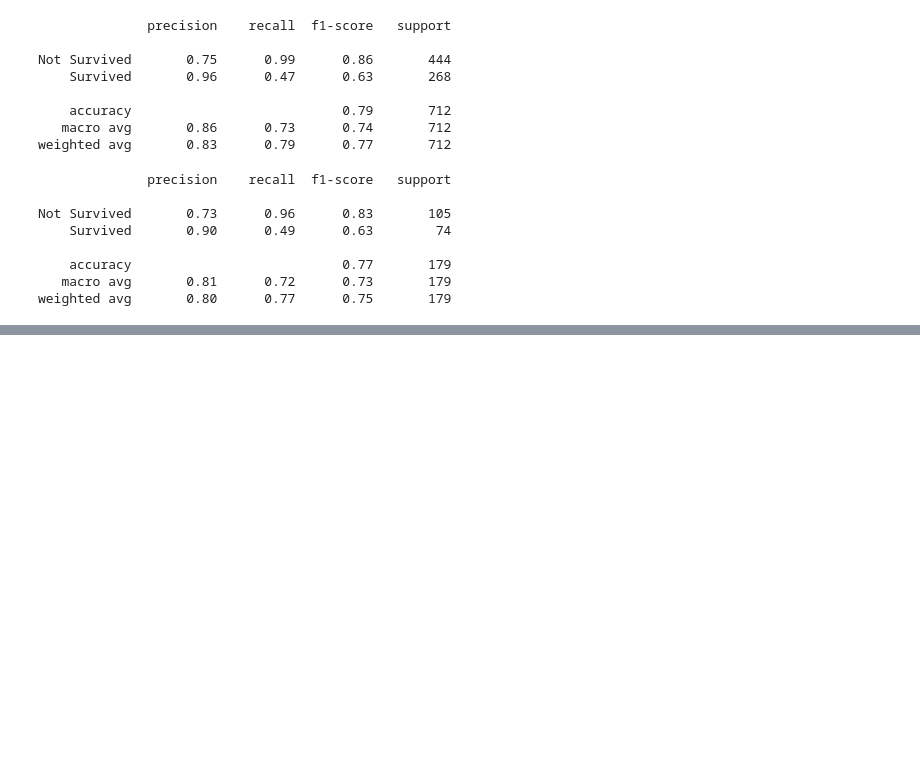
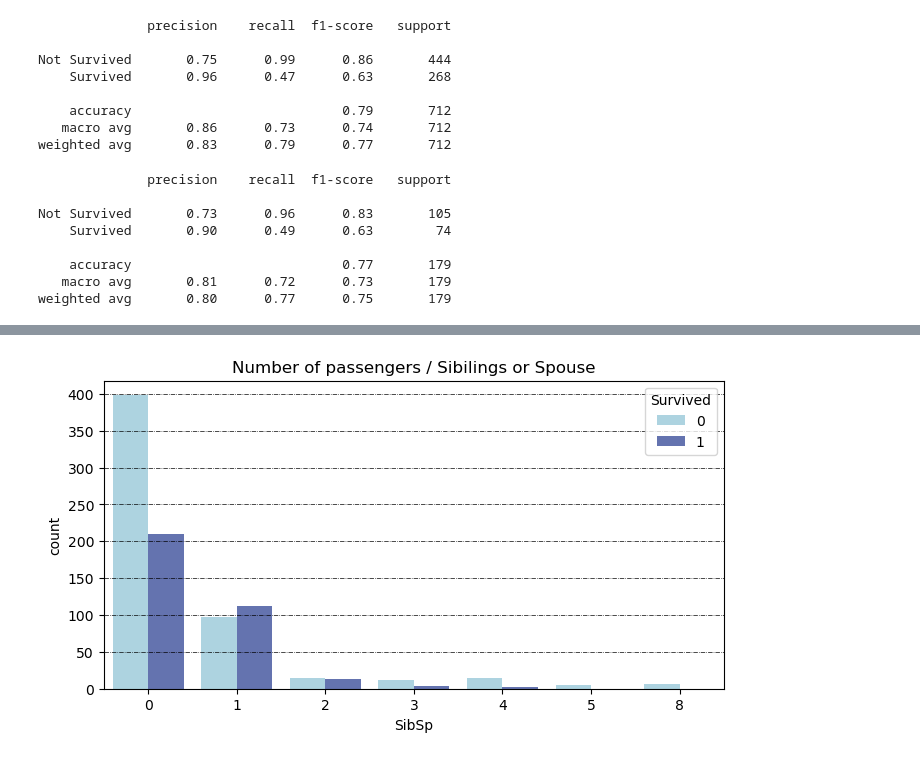
Before and after one commit to Kuba-8/titanic_problem_set, a Jupyter notebook: modularisation.ipynb, the cells around one changed output, grey strips where cells are left out. Cells and saved outputs as stored; diff of their text form; code cells hidden in the pictures; blank space fills up the shorter version.

```diff
--- a/modularisation.ipynb
+++ b/modularisation.ipynb
@@ -173,0 +187,4 @@ weighted avg       0.80      0.77      0.75       179
+# %%
+plot_count_pairs(train_df,  "SibSp", "Sibilings or Spouse", hue="Survived")
+# %% [output]
+[figure, added]
```
Also changed, not shown: parts of 8 cells of this notebook, 8 other files.
